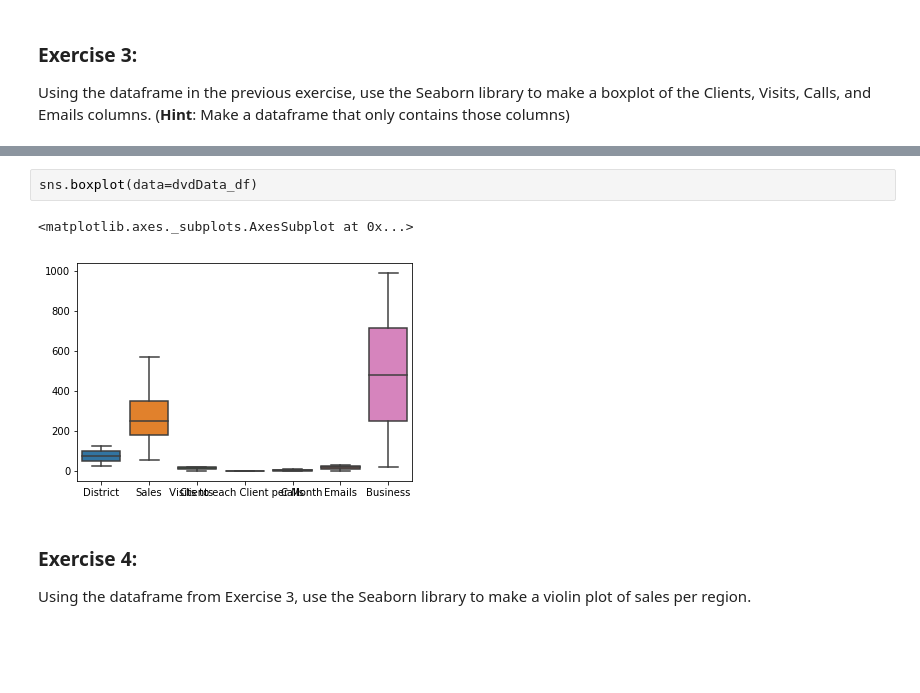
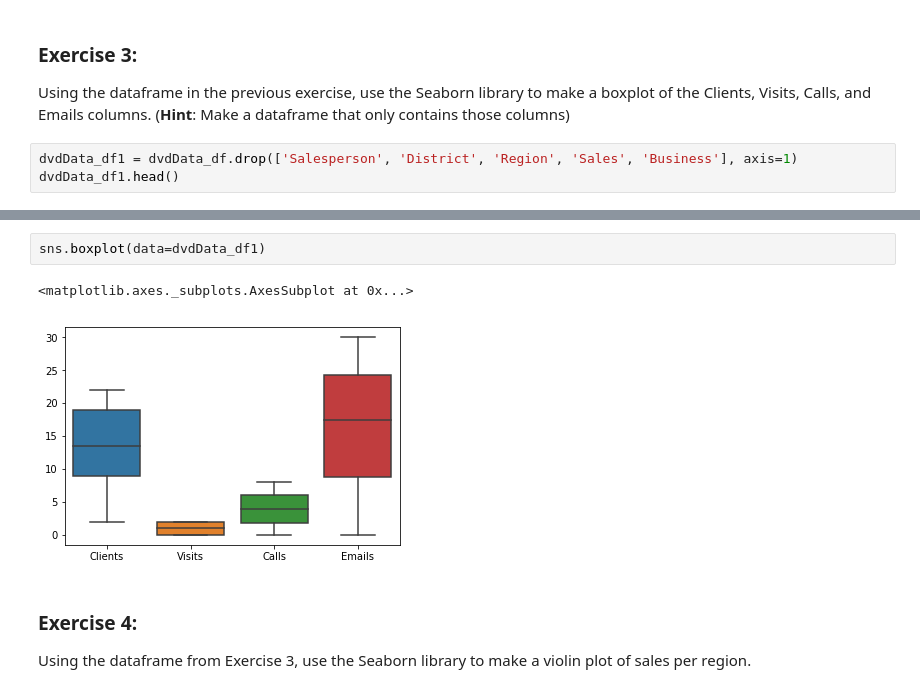
Before and after one commit to pkiambo/DATAAnalyticsBC, a Jupyter notebook: DATABC Exercise IV.ipynb, the cells around one changed output, grey strips where cells are left out. Cells and saved outputs as stored; diff of their text form; blank space fills up the shorter version.

```diff
--- a/DATABC Exercise IV.ipynb
+++ b/DATABC Exercise IV.ipynb
@@ -49,3 +49,6 @@ sns.lmplot(x = 'Clients', y = 'Sales', data = dvdData_df)
 ### Exercise 3:
 
 Using the dataframe in the previous exercise, use the Seaborn library to make a boxplot of the Clients, Visits, Calls, and Emails columns. (**Hint**: Make a dataframe that only contains those columns)
+# %%
+dvdData_df1 = dvdData_df.drop(['Salesperson', 'District', 'Region', 'Sales', 'Business'], axis=1)
+dvdData_df1.head()
@@ -52,8 +62,8 @@ Using the dataframe in the previous exercise, use the Seaborn library to make a
 # %%
-sns.boxplot(data=dvdData_df)
+sns.boxplot(data=dvdData_df1)
 # %% [output]
 <matplotlib.axes._subplots.AxesSubplot at 0x...>
-[figure, old version]
+[figure, new version]
 # %% [markdown]
 ### Exercise 4:
 
```
Also changed, not shown: parts of 1 cell of this notebook.
